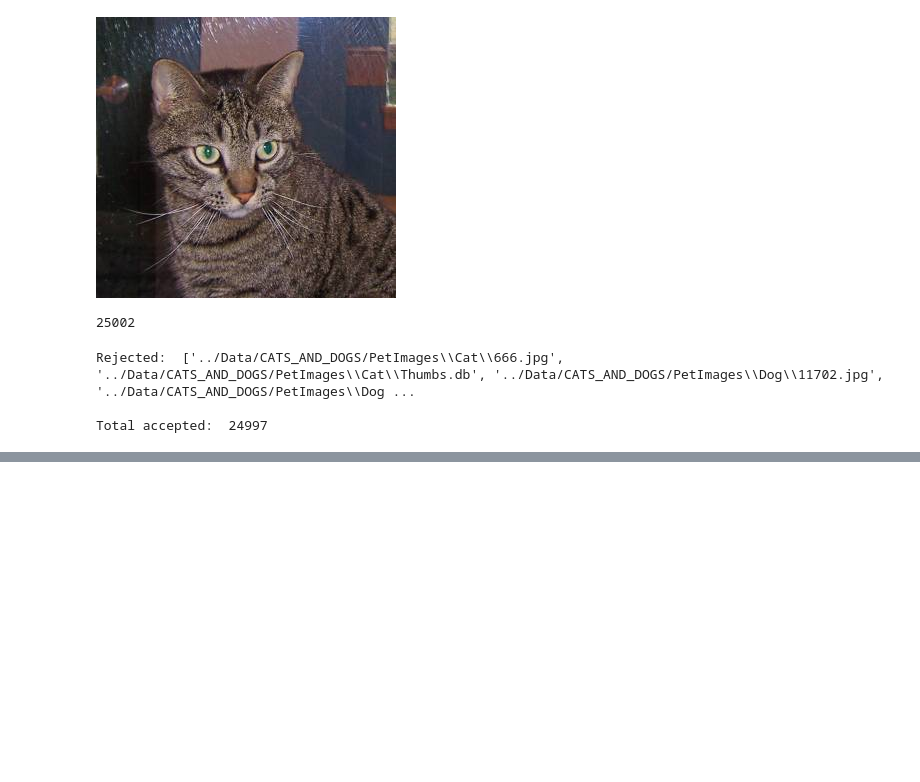
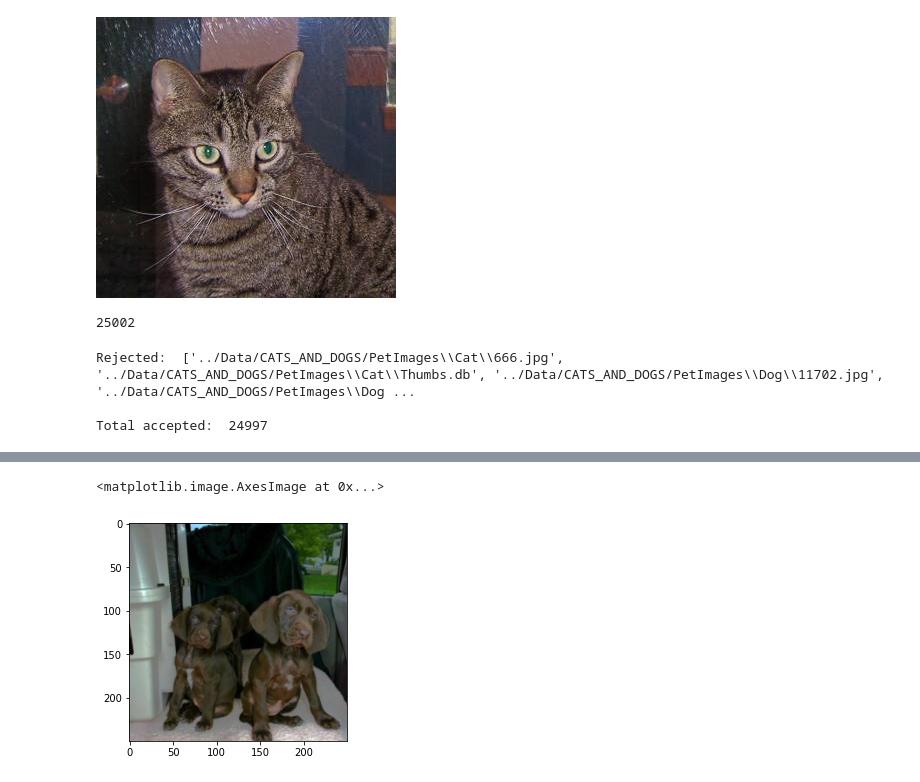
Before and after one commit to mr-rhombus/ML-Bootcamp, a Jupyter notebook: PyTorch/CNNs/real_images_cnn.ipynb, the cells around one changed output, grey strips where cells are left out. Saved outputs shown, nothing was run; the diff lists cells and outputs as text; code cells hidden in the pictures; blank space fills up the shorter version.

```diff
--- a/PyTorch/CNNs/real_images_cnn.ipynb
+++ b/PyTorch/CNNs/real_images_cnn.ipynb
@@ -64,0 +179,15 @@ Total accepted:  24997
+# %%
+# Center crop
+# Resize image to a box of defined size in the center of the image
+# It's common to do a resize then a center crop
+transform = transforms.Compose([
+    transforms.Resize(250),  # small edge to 250 px
+    transforms.CenterCrop(250),  # remove "noise" above and below puppers
+    transforms.ToTensor()
+])
+
+im = transform(dog)
+plt.imshow(np.transpose(im.numpy(), (1,2,0)))
+# %% [output]
+<matplotlib.image.AxesImage at 0x...>
+[figure, added]
```
Also changed, not shown: parts of 20 cells of this notebook.
